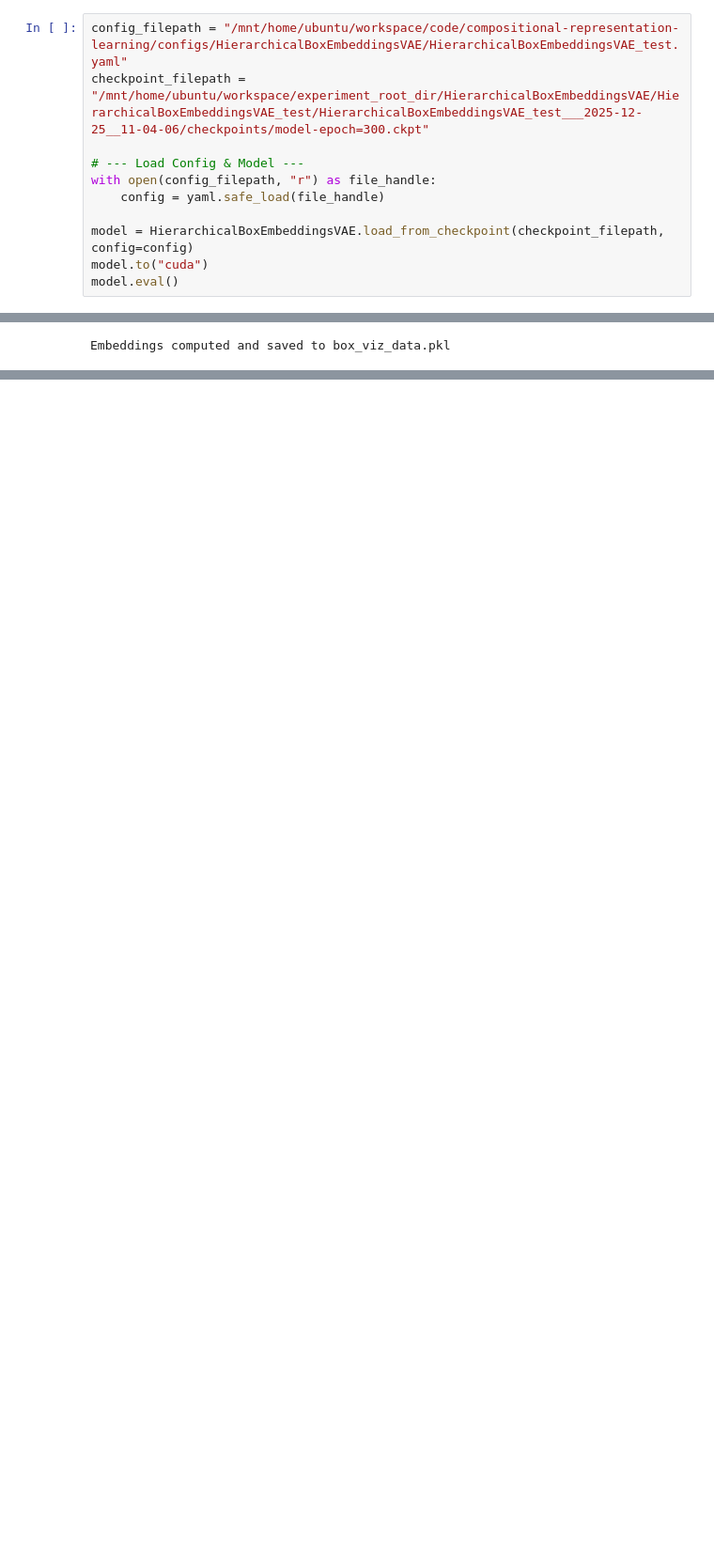
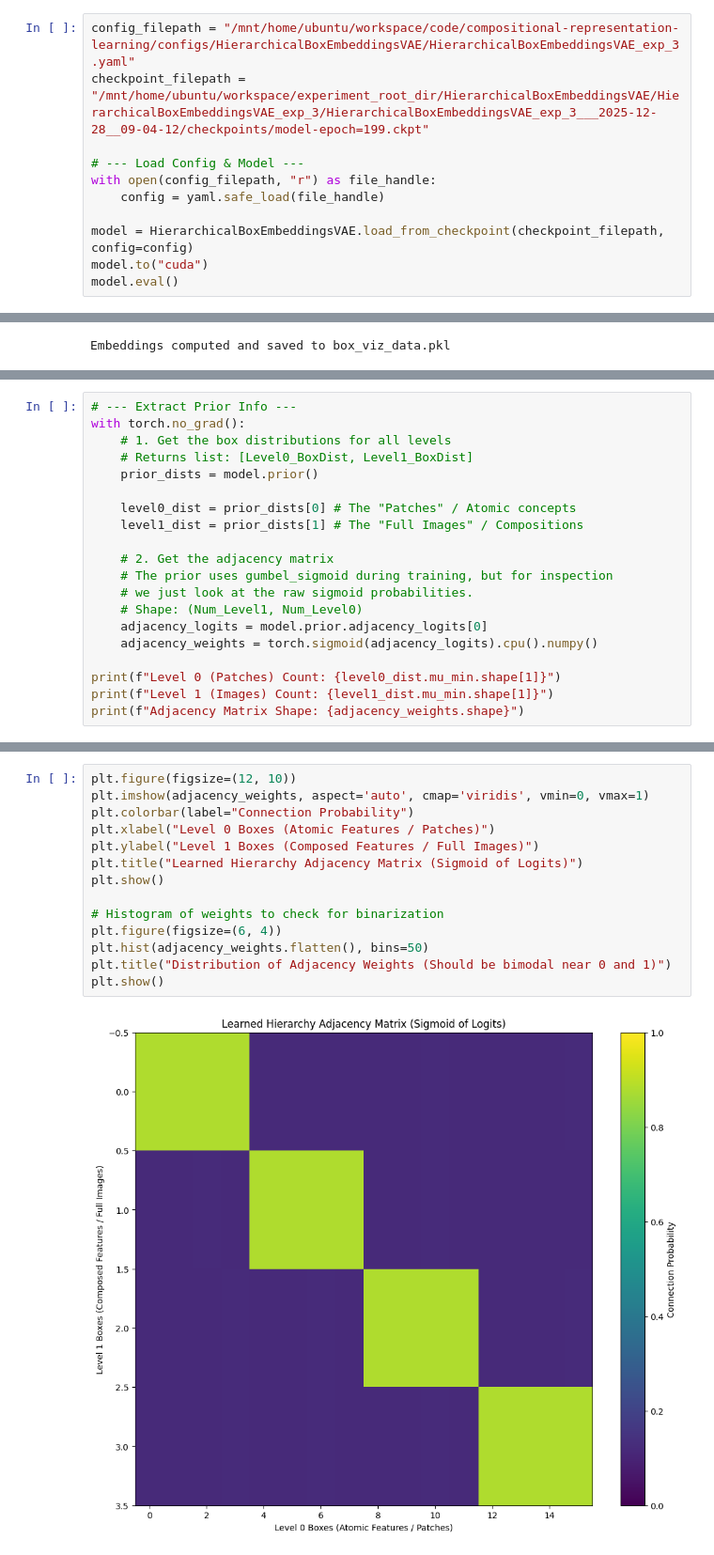
Before and after one commit to Lossfunk/compositional-representation-learning, a Jupyter notebook: notebooks/playgrounds/HierarchicalBoxEmbeddingVAE_analysis.ipynb, the cells around one changed output, grey strips where cells are left out. Shown at 94% size. Drawn from its saved outputs; the diff is of its cells as text; blank space fills up the shorter version.

Commit message:
Implement exp_1 to exp_4 for HierarchicalBoxEmbeddingsVAE. Cleaned up code

```diff
--- a/notebooks/playgrounds/HierarchicalBoxEmbeddingVAE_analysis.ipynb
+++ b/notebooks/playgrounds/HierarchicalBoxEmbeddingVAE_analysis.ipynb
@@ -21,6 +20,6 @@ AllenNLP not available. Registrable won't work.
 # %%
-config_filepath = "/mnt/home/ubuntu/workspace/code/compositional-representation-learning/configs/HierarchicalBoxEmbeddingsVAE/HierarchicalBoxEmbeddingsVAE_test.yaml"
-checkpoint_filepath = "/mnt/home/ubuntu/workspace/experiment_root_dir/HierarchicalBoxEmbeddingsVAE/HierarchicalBoxEmbeddingsVAE_test/HierarchicalBoxEmbeddingsVAE_test___2025-12-25__11-04-06/checkpoints/model-epoch=300.ckpt"
+config_filepath = "/mnt/home/ubuntu/workspace/code/compositional-representation-learning/configs/HierarchicalBoxEmbeddingsVAE/HierarchicalBoxEmbeddingsVAE_exp_3.yaml"
+checkpoint_filepath = "/mnt/home/ubuntu/workspace/experiment_root_dir/HierarchicalBoxEmbeddingsVAE/HierarchicalBoxEmbeddingsVAE_exp_3/HierarchicalBoxEmbeddingsVAE_exp_3___2025-12-28__09-04-12/checkpoints/model-epoch=199.ckpt"
 
 # --- Load Config & Model ---
 with open(config_filepath, "r") as file_handle:
@@ -157,0 +189,20 @@ export_data
+# %%
+# --- Extract Prior Info ---
+with torch.no_grad():
+    # 1. Get the box distributions for all levels
+    # Returns list: [Level0_BoxDist, Level1_BoxDist]
+    prior_dists = model.prior()
+
+    level0_dist = prior_dists[0] # The "Patches" / Atomic concepts
+    level1_dist = prior_dists[1] # The "Full Images" / Compositions
+
+    # 2. Get the adjacency matrix
+    # The prior uses gumbel_sigmoid during training, but for inspection
+    # we just look at the raw sigmoid probabilities.
+    # Shape: (Num_Level1, Num_Level0)
+    adjacency_logits = model.prior.adjacency_logits[0]
+    adjacency_weights = torch.sigmoid(adjacency_logits).cpu().numpy()
+
+print(f"Level 0 (Patches) Count: {level0_dist.mu_min.shape[1]}")
+print(f"Level 1 (Images) Count: {level1_dist.mu_min.shape[1]}")
+print(f"Adjacency Matrix Shape: {adjacency_weights.shape}")
@@ -157,0 +213,16 @@ export_data
+# %%
+plt.figure(figsize=(12, 10))
+plt.imshow(adjacency_weights, aspect='auto', cmap='viridis', vmin=0, vmax=1)
+plt.colorbar(label="Connection Probability")
+plt.xlabel("Level 0 Boxes (Atomic Features / Patches)")
+plt.ylabel("Level 1 Boxes (Composed Features / Full Images)")
+plt.title("Learned Hierarchy Adjacency Matrix (Sigmoid of Logits)")
+plt.show()
+
+# Histogram of weights to check for binarization
+plt.figure(figsize=(6, 4))
+plt.hist(adjacency_weights.flatten(), bins=50)
+plt.title("Distribution of Adjacency Weights (Should be bimodal near 0 and 1)")
+plt.show()
+# %% [output]
+[figure, added]
```
Also changed, not shown: parts of 10 cells of this notebook, 10 other files.
